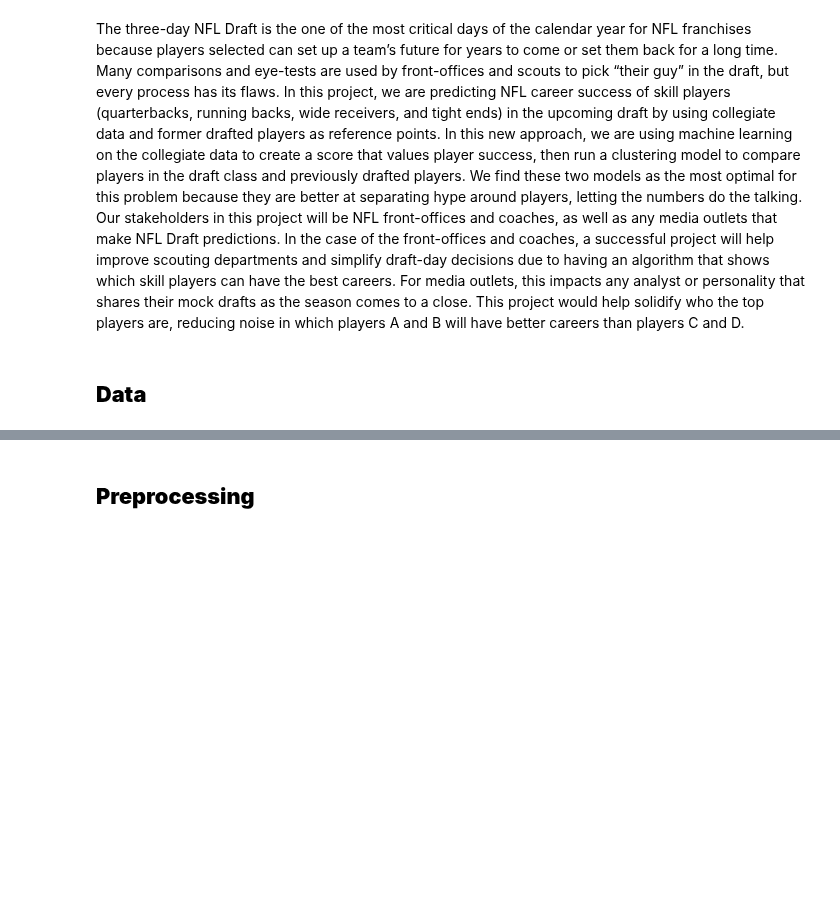
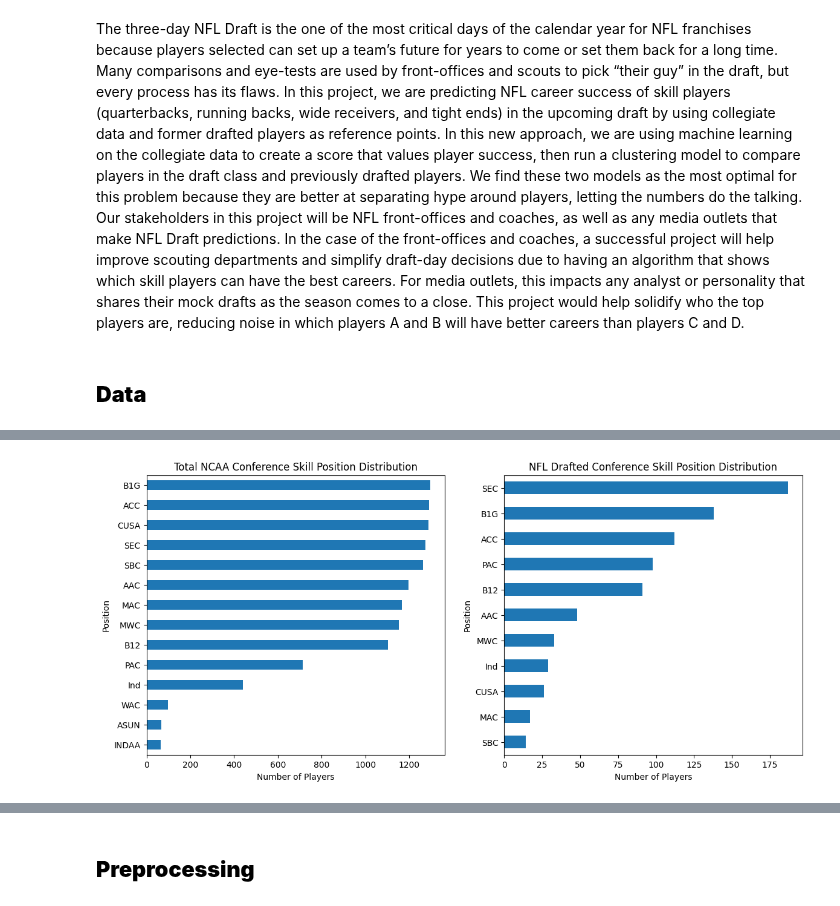
Before and after one commit to SU-IST707-SP26/group-project-big-brains-and-nathan, a Jupyter notebook: checkpoint/submission.ipynb, the cells around one changed output, grey strips where cells are left out. Saved outputs shown, nothing was run; the diff lists cells and outputs as text; code cells hidden in the pictures; blank space fills up the shorter version.

```diff
--- a/checkpoint/submission.ipynb
+++ b/checkpoint/submission.ipynb
@@ -12,0 +105,18 @@ The three-day NFL Draft is the one of the most critical days of the calendar yea
+# %%
+positions = merged['conference'].value_counts().sort_values()
+nfl_positions = nfl['conference'].value_counts().sort_values()
+
+fig, (ax1, ax2) = plt.subplots(1, 2, figsize=(14, 6))
+
+positions.plot(kind = 'barh', ax = ax1)
+ax1.set_title('Total NCAA Conference Skill Position Distribution')
+ax1.set_xlabel('Number of Players')
+ax1.set_ylabel('Position')
+
+nfl_positions.plot(kind = 'barh', ax = ax2)
+ax2.set_title('NFL Drafted Conference Skill Position Distribution')
+ax2.set_xlabel('Number of Players')
+ax2.set_ylabel('Position')
+plt.show()
+# %% [output]
+[figure, added]
```
Also changed, not shown: parts of 9 cells of this notebook.
